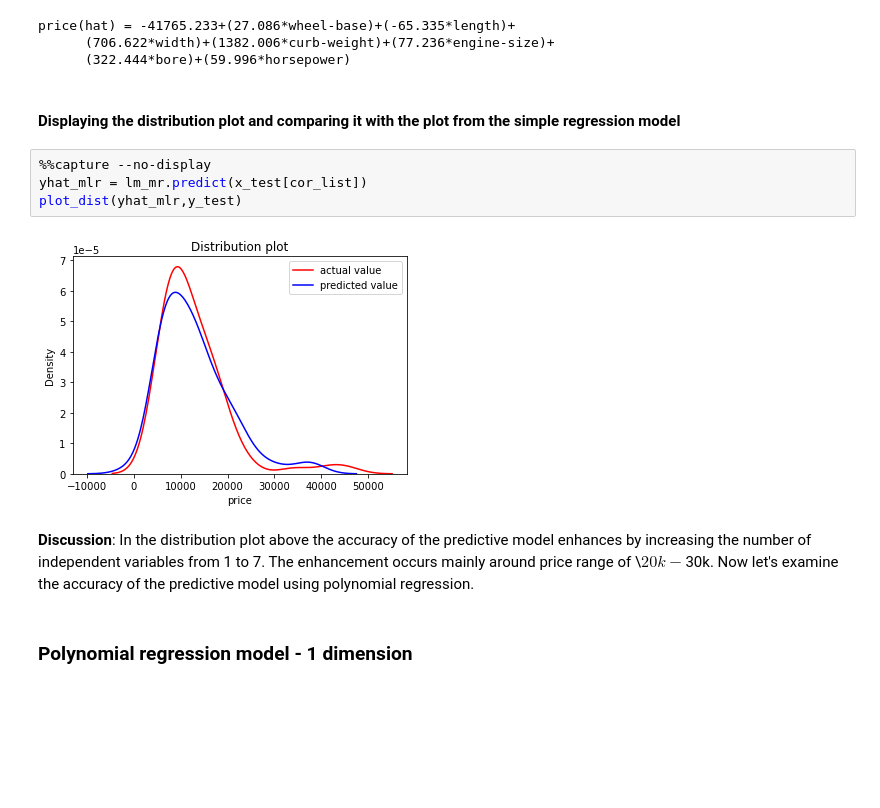
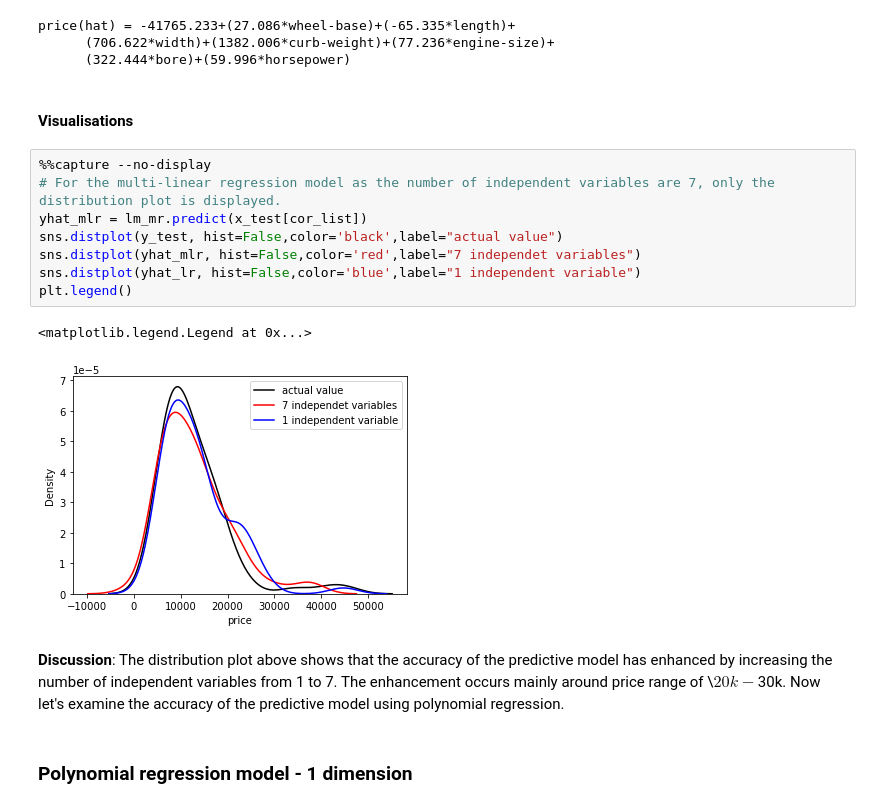
Before and after one commit to Farhad-Davaripour/Step_by_Step_Data_Analysis_Auto_Dataset, a Jupyter notebook: Code_Python.ipynb, the cells around one changed output. Saved outputs shown, nothing was run; the diff lists cells and outputs as text; blank space fills up the shorter version.

```diff
--- a/Code_Python.ipynb
+++ b/Code_Python.ipynb
@@ -505,15 +488,20 @@ price(hat) = -41765.233+(27.086*wheel-base)+(-65.335*length)+
       (706.622*width)+(1382.006*curb-weight)+(77.236*engine-size)+
       (322.444*bore)+(59.996*horsepower)
 # %% [markdown]
-#### Displaying the distribution plot and comparing it with the plot from the simple regression model
+#### Visualisations
 # %%
 %%capture --no-display
+# For the multi-linear regression model as the number of independent variables are 7, only the distribution plot is displayed.
 yhat_mlr = lm_mr.predict(x_test[cor_list])
-plot_dist(yhat_mlr,y_test)
+sns.distplot(y_test, hist=False,color='black',label="actual value")
+sns.distplot(yhat_mlr, hist=False,color='red',label="7 independet variables")
+sns.distplot(yhat_lr, hist=False,color='blue',label="1 independent variable")
+plt.legend()
 # %% [output]
+<matplotlib.legend.Legend at 0x...>
-[figure, old version]
+[figure, new version]
 # %% [markdown]
-**Discussion**: In the distribution plot above the accuracy of the predictive model enhances by increasing the number of independent variables from 1 to 7. The enhancement occurs mainly around price range of \\$20k-$30k. Now let's examine the accuracy of the predictive model using polynomial regression.
+**Discussion**: The distribution plot above shows that the accuracy of the predictive model has enhanced by increasing the number of independent variables from 1 to 7. The enhancement occurs mainly around price range of \\$20k-$30k. Now let's examine the accuracy of the predictive model using polynomial regression.
 # %% [markdown]
 ### Polynomial regression model - 1 dimension
 # %% [markdown]
```
Also changed, not shown: parts of 27 cells of this notebook.
